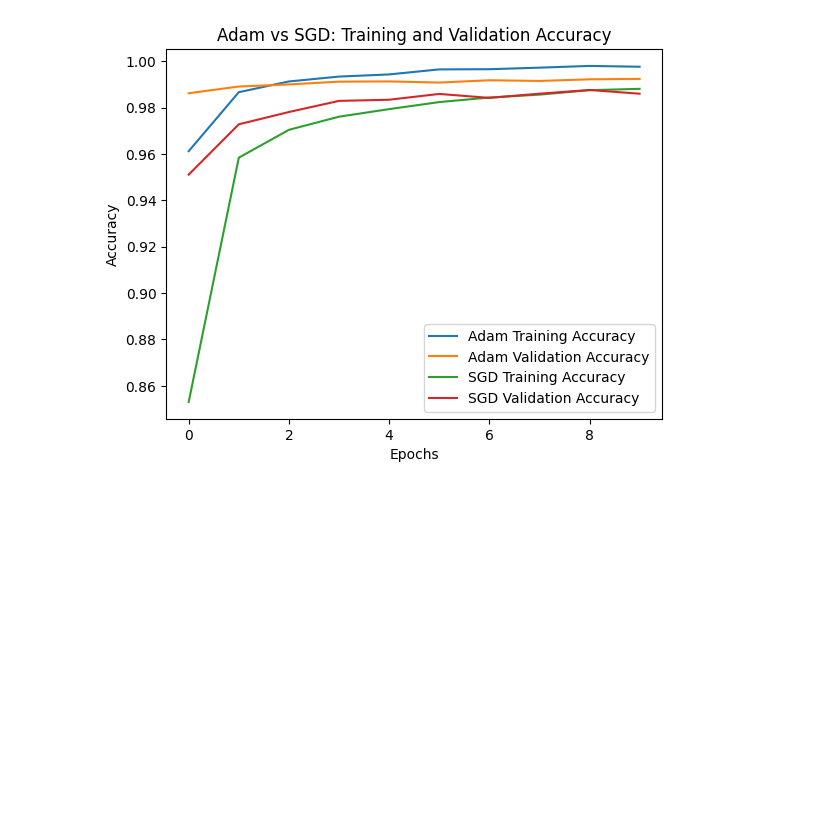
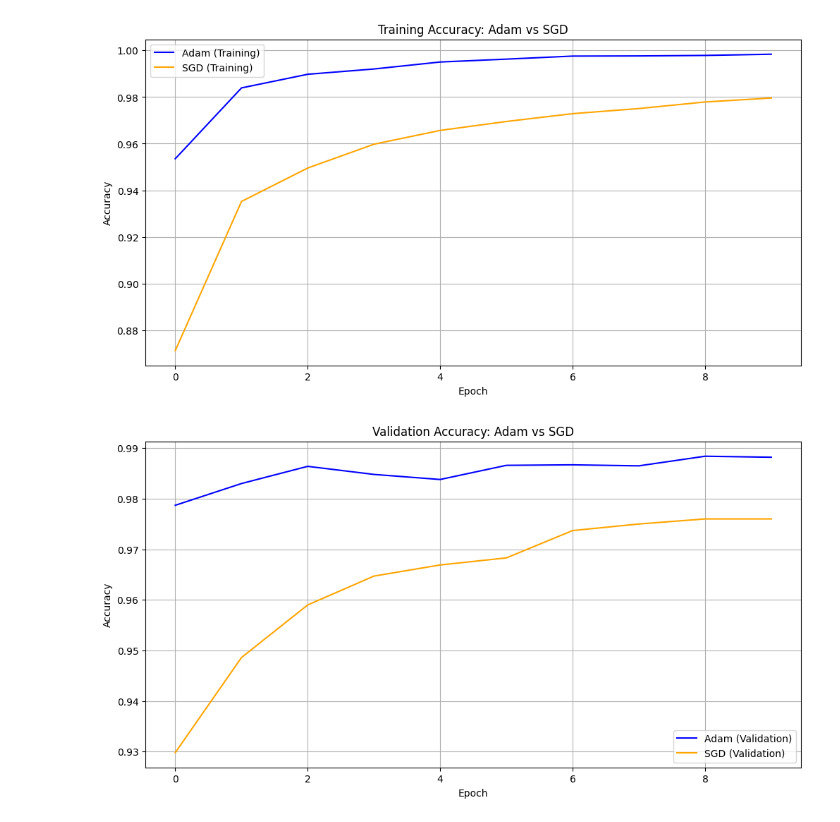
Before and after one commit to Charith3800/Neural-Networks, a Jupyter notebook: Home-Assignment1-Task3.ipynb, the cells around one changed output. Cells and saved outputs as stored; diff of their text form; code cells hidden in the pictures; blank space fills up the shorter version.

```diff
--- a/Home-Assignment1-Task3.ipynb
+++ b/Home-Assignment1-Task3.ipynb
@@ -3,53 +3,84 @@
 # %%
+# Step 1: Install TensorFlow (if not already installed)
+!pip install tensorflow
+
+# Step 2: Import necessary libraries
 import tensorflow as tf
 from tensorflow.keras import layers, models
+from tensorflow.keras.datasets import mnist
 import matplotlib.pyplot as plt
 
-# Load MNIST dataset
-mnist = tf.keras.datasets.mnist
+# Step 3: Load and preprocess the MNIST dataset
 (x_train, y_train), (x_test, y_test) = mnist.load_data()
 
-# Normalize pixel values to [0, 1]
-x_train, x_test = x_train / 255.0, x_test / 255.0
+# Normalize pixel values to the range [0, 1]
+x_train = x_train.astype('float32') / 255.0
+x_test = x_test.astype('float32') / 255.0
 
-# Reshape data to include channel dimension
+# Reshape the data to add a channel dimension (required for Conv2D layers)
 x_train = x_train.reshape(-1, 28, 28, 1)
 x_test = x_test.reshape(-1, 28, 28, 1)
 
 # Convert labels to one-hot encoding
 y_train = tf.keras.utils.to_categorical(y_train, 10)
 y_test = tf.keras.utils.to_categorical(y_test, 10)
+
+# Step 4: Define a simple neural network model
 def create_model():
     model = models.Sequential([
         layers.Conv2D(32, (3, 3), activation='relu', input_shape=(28, 28, 1)),
-        layers.MaxPooling2D((2, 2)),
-        layers.Conv2D(64, (3, 3), activation='relu'),
         layers.MaxPooling2D((2, 2)),
         layers.Flatten(),
         layers.Dense(128, activation='relu'),
         layers.Dense(10, activation='softmax')
     ])
     return model
-# Train with Adam optimizer
+
+# Step 5: Train the model with Adam optimizer
 model_adam = create_model()
-model_adam.compile(optimizer='adam', loss='categorical_crossentropy', metrics=['accuracy'])
-history_adam = model_adam.fit(x_train, y_train, epochs=10, validation_data=(x_test, y_test), verbose=1)
+model_adam.compile(optimizer='adam',
+                   loss='categorical_crossentropy',
+                   metrics=['accuracy'])
 
-# Train with SGD optimizer
+history_adam = model_adam.fit(x_train, y_train,
+                              epochs=10,
+                              validation_data=(x_test, y_test),
+                              verbose=1)
+
+# Step 6: Train the model with SGD optimizer
 model_sgd = create_model()
-model_sgd.compile(optimizer='sgd', loss='categorical_crossentropy', metrics=['accuracy'])
-history_sgd = model_sgd.fit(x_train, y_train, epochs=10, validation_data=(x_test, y_test), verbose=1)
-# Plot training and validation accuracy for Adam
-plt.plot(history_adam.history['accuracy'], label='Adam Training Accuracy')
-plt.plot(history_adam.history['val_accuracy'], label='Adam Validation Accuracy')
+model_sgd.compile(optimizer='sgd',
+                  loss='categorical_crossentropy',
+                  metrics=['accuracy'])
 
-# Plot training and validation accuracy for SGD
-plt.plot(history_sgd.history['accuracy'], label='SGD Training Accuracy')
-plt.plot(history_sgd.history['val_accuracy'], label='SGD Validation Accuracy')
+history_sgd = model_sgd.fit(x_train, y_train,
+                            epochs=10,
+                            validation_data=(x_test, y_test),
+                            verbose=1)
 
-plt.xlabel('Epochs')
+# Step 7: Plot training accuracy separately
+plt.figure(figsize=(12, 6))
+
+# Plot training accuracy for Adam and SGD
+plt.plot(history_adam.history['accuracy'], label='Adam (Training)', color='blue')
+plt.plot(history_sgd.history['accuracy'], label='SGD (Training)', color='orange')
+plt.title('Training Accuracy: Adam vs SGD')
+plt.xlabel('Epoch')
 plt.ylabel('Accuracy')
-plt.title('Adam vs SGD: Training and Validation Accuracy')
 plt.legend()
+plt.grid()
 plt.show()
+
+# Step 8: Plot validation accuracy separately
+plt.figure(figsize=(12, 6))
+
+# Plot validation accuracy for Adam and SGD
+plt.plot(history_adam.history['val_accuracy'], label='Adam (Validation)', color='blue')
+plt.plot(history_sgd.history['val_accuracy'], label='SGD (Validation)', color='orange')
+plt.title('Validation Accuracy: Adam vs SGD')
+plt.xlabel('Epoch')
+plt.ylabel('Accuracy')
+plt.legend()
+plt.grid()
+plt.show()
 # %% [output]
@@ -75 +121,2 @@ Epoch 10/10
-[figure, old version]
+[figure, new version]
+[figure, added]
```
Also changed, not shown: parts of 6 cells of this notebook.
